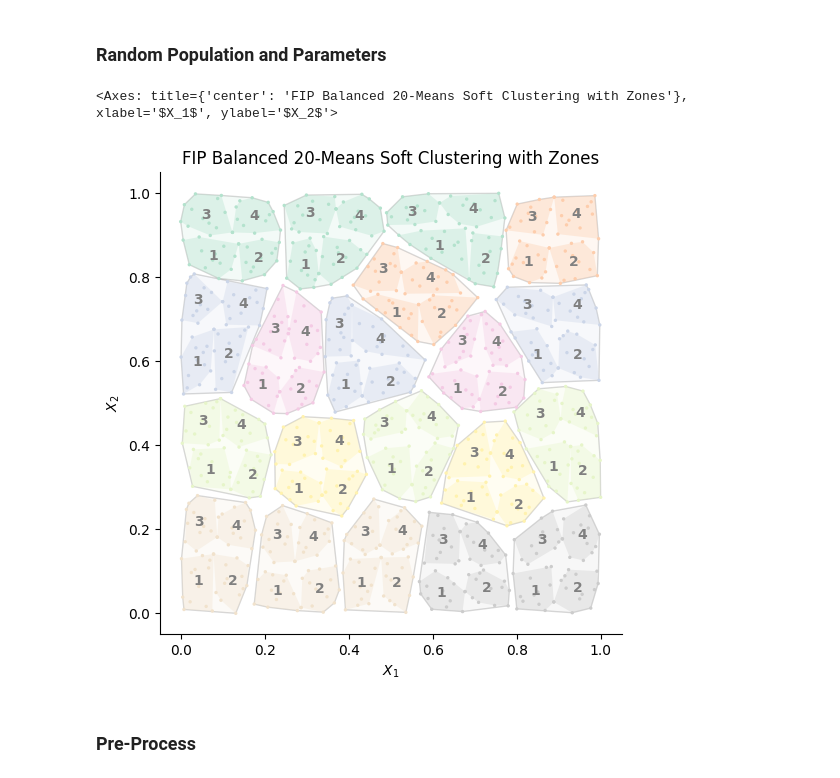
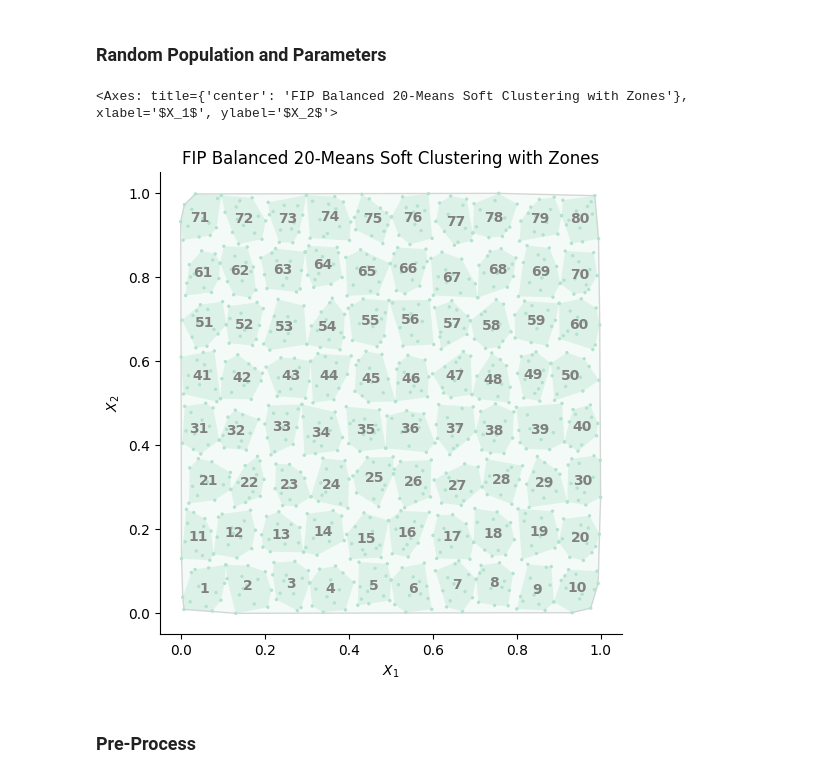
Before and after one commit to mehdimhb/graphical-sampling, a Jupyter notebook: simulations/jupyters/sampling.ipynb, the cells around one changed output. Saved outputs shown, nothing was run; the diff lists cells and outputs as text; code cells hidden in the pictures.

```diff
--- a/simulations/jupyters/sampling.ipynb
+++ b/simulations/jupyters/sampling.ipynb
@@ -135,42 +133,45 @@ df = popus(n)[popu]
 df = rotate_population(df.copy(),0)
 N = len(df)
 
-r_sample_per_cluster = 1
-centroid_grid_x = 10
-num_zones_cluster = [1]
-num_zones_sweep = [(2, 2)]
+r_sample_per_cluster = n
+centroid_grid_x = 1
+centroid_grid_x_zone = 9
+num_zones_cluster = [100]
+num_zones_sweep = [(10, 8)]
 num_splits = [1]
 topological = True
 shift_jumps = [0,]
 shuffle=False
 
 # --- Data Preparation ---
 target_df = df
 coords_data = target_df[['coord_x', 'coord_y']].to_numpy()
 inclusions_data = target_df[ep_or_up].to_numpy()
+# np.random.seed(123)
 # inclusions_data = inclusion_probabilities(np.random.random(N), n)
 # print(inclusions_data)
 variable_data = target_df['z'].to_numpy() if 'z' in target_df.columns else inclusions_data
 
 # --- Population & Clustering ---
 pop = gs.Population(coords_data, inclusions_data, n=n, variable=variable_data)
 
 fbn = gs.clustering.FIPBalancedNMeans(
     n=n,
     centroid_grid_x=centroid_grid_x,
     r_sample_per_cluster=r_sample_per_cluster,
     init_clust_method='expanded',
     split_size=1
 )
 
 fbn.fit(pop)
 fbn.fit_zones(num_zones=num_zones_sweep[0], mode='sweep_yx')
+# fbn.fit_zones(num_zones=num_zones_cluster[0], mode='cluster')
 
 # --- Visualization ---
 fbn.plot(mode='soft')
 # %% [output]
 <Axes: title={'center': 'FIP Balanced 20-Means Soft Clustering with Zones'}, xlabel='$X_1$', ylabel='$X_2$'>
-[figure, old version]
+[figure, new version]
 # %% [markdown]
 ### Pre-Process
 # %%
```
Also changed, not shown: parts of 7 cells of this notebook, 3 other files.
